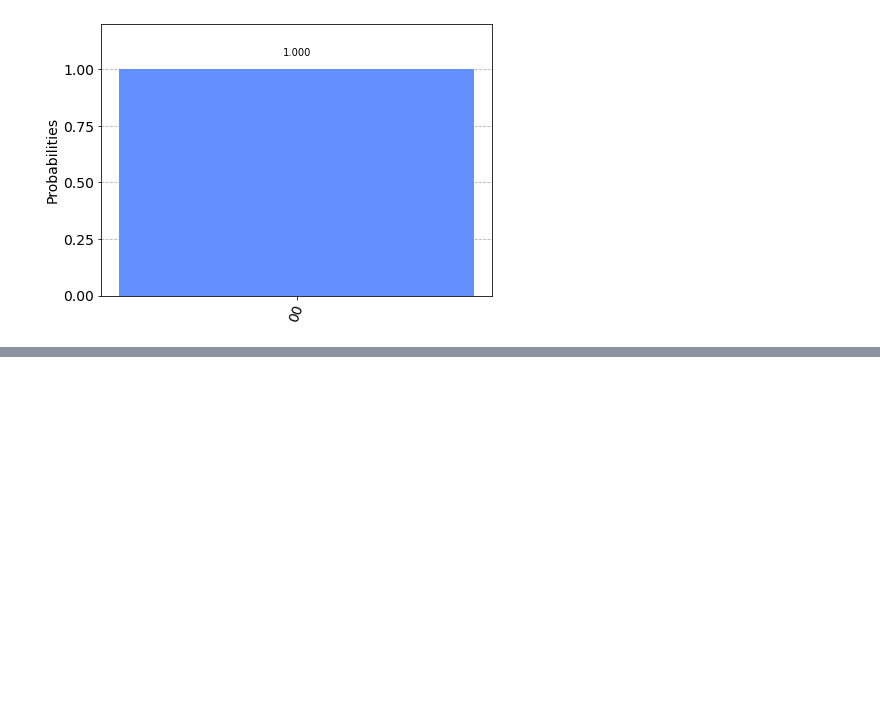
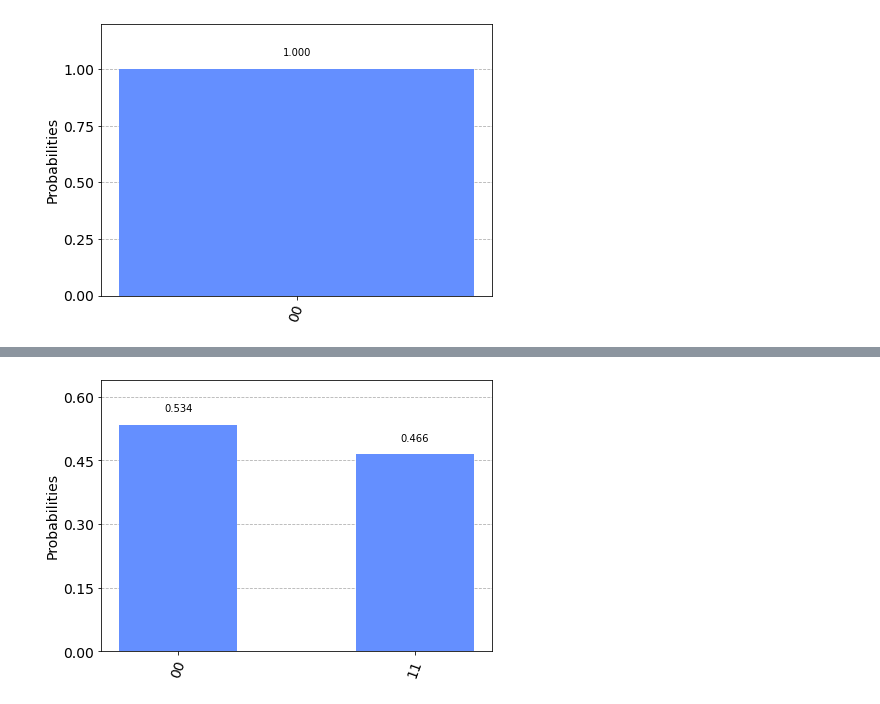
Before and after one commit to Ravie403/qiskit-tutorial, a Jupyter notebook: tutorial2.ipynb, the cells around one changed output, grey strips where cells are left out. Drawn from its saved outputs; the diff is of its cells as text; code cells hidden in the pictures; blank space fills up the shorter version.

```diff
--- a/tutorial2.ipynb
+++ b/tutorial2.ipynb
@@ -66,0 +81,7 @@ plot_histogram(r2.get_counts(c2))
+# %%
+compiled_c3 = transpile(c3, simulator)
+j3 = simulator.run(compiled_c3, shots=1000)
+r3 = j3.result()
+plot_histogram(r3.get_counts(c3))
+# %% [output]
+[figure, added]
```
Also changed, not shown: parts of 14 cells of this notebook.
